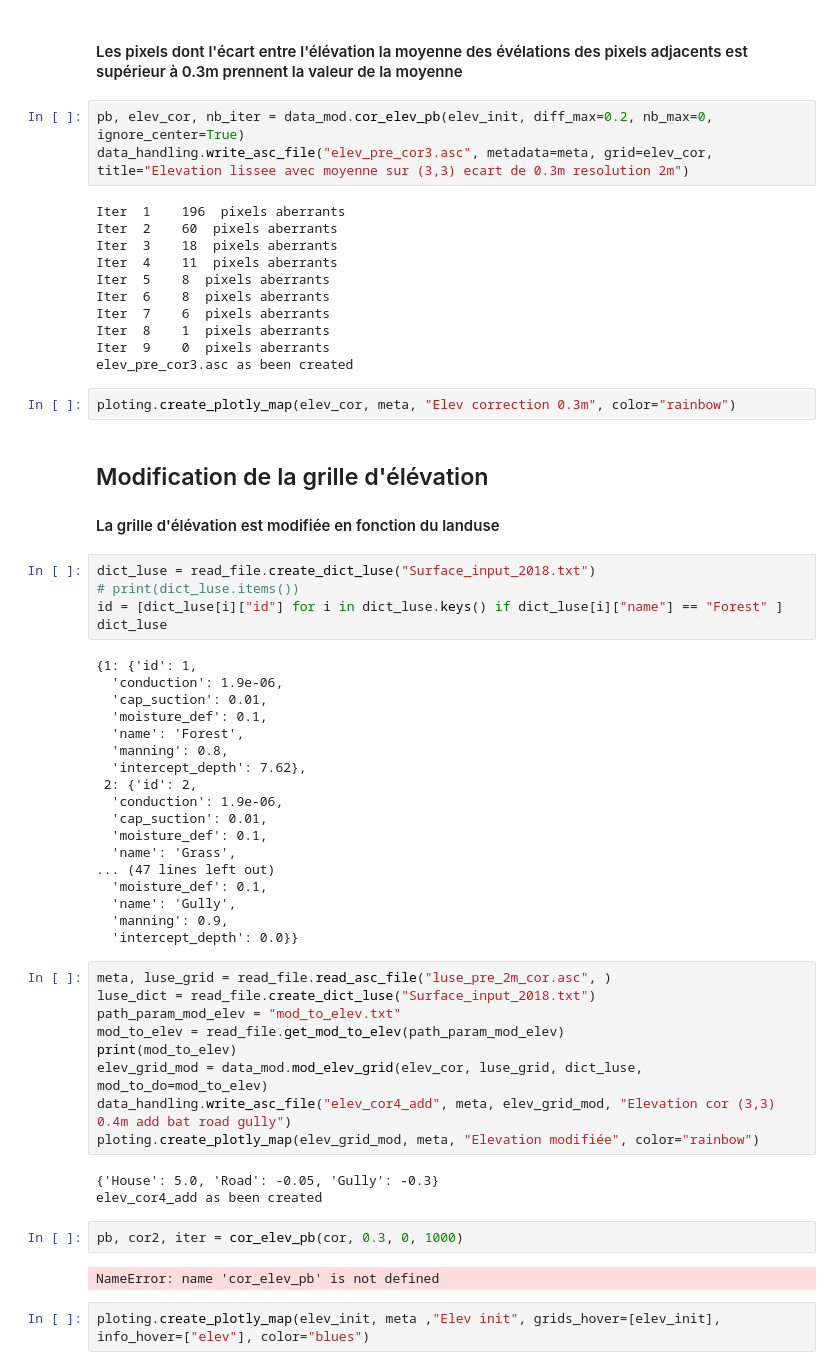
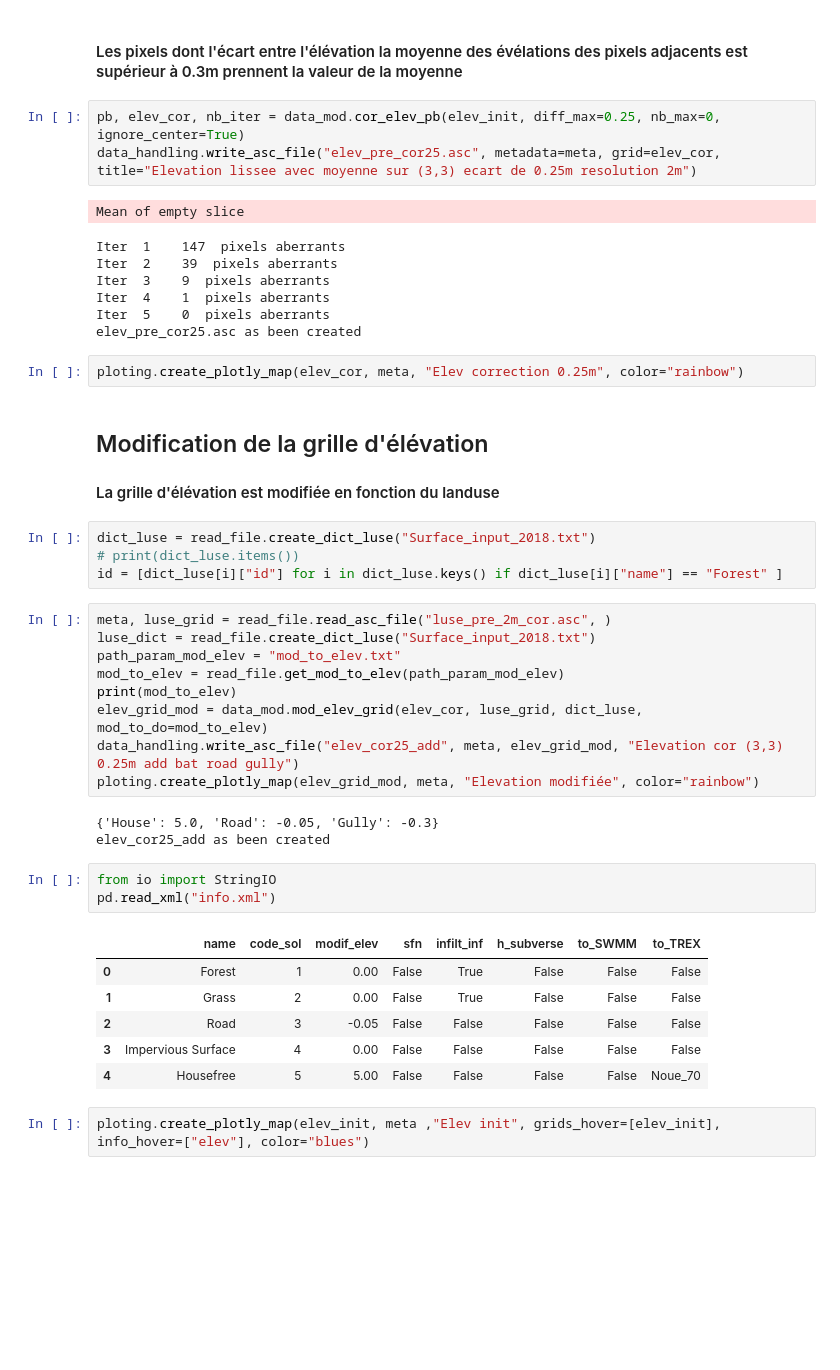
Before and after one commit to Coptere0/MHpy, a Jupyter notebook: correction.ipynb, the cells around one changed output. Drawn from its saved outputs; the diff is of its cells as text; blank space fills up the shorter version.

```diff
--- a/correction.ipynb
+++ b/correction.ipynb
@@ -19,21 +12,18 @@ meta, elev_init = read_file.read_asc_file(file_path="elev_pre_2m_bassin.asc",)
 # %% [markdown]
 #### Les pixels dont l'écart entre l'élévation la moyenne des évélations des pixels adjacents est supérieur à 0.3m prennent la valeur de la moyenne
 # %%
-pb, elev_cor, nb_iter = data_mod.cor_elev_pb(elev_init, diff_max=0.2, nb_max=0, ignore_center=True)
-data_handling.write_asc_file("elev_pre_cor3.asc", metadata=meta, grid=elev_cor, title="Elevation lissee avec moyenne sur (3,3) ecart de 0.3m resolution 2m")
+pb, elev_cor, nb_iter = data_mod.cor_elev_pb(elev_init, diff_max=0.25, nb_max=0, ignore_center=True)
+data_handling.write_asc_file("elev_pre_cor25.asc", metadata=meta, grid=elev_cor, title="Elevation lissee avec moyenne sur (3,3) ecart de 0.25m resolution 2m")
 # %% [output]
-Iter  1    196  pixels aberrants
-Iter  2    60  pixels aberrants
-Iter  3    18  pixels aberrants
-Iter  4    11  pixels aberrants
-Iter  5    8  pixels aberrants
-Iter  6    8  pixels aberrants
-Iter  7    6  pixels aberrants
-Iter  8    1  pixels aberrants
-Iter  9    0  pixels aberrants
-elev_pre_cor3.asc as been created
+Mean of empty slice
+Iter  1    147  pixels aberrants
+Iter  2    39  pixels aberrants
+Iter  3    9  pixels aberrants
+Iter  4    1  pixels aberrants
+Iter  5    0  pixels aberrants
+elev_pre_cor25.asc as been created
 # %%
-ploting.create_plotly_map(elev_cor, meta, "Elev correction 0.3m", color="rainbow")
+ploting.create_plotly_map(elev_cor, meta, "Elev correction 0.25m", color="rainbow")
 # %% [markdown]
 ## Modification de la grille d'élévation
 #### La grille d'élévation est modifiée en fonction du landuse
@@ -41,25 +31,6 @@ ploting.create_plotly_map(elev_cor, meta, "Elev correction 0.3m", color="rainbow
 dict_luse = read_file.create_dict_luse("Surface_input_2018.txt")
 # print(dict_luse.items())
 id = [dict_luse[i]["id"] for i in dict_luse.keys() if dict_luse[i]["name"] == "Forest" ]
-dict_luse
-# %% [output]
-{1: {'id': 1,
-  'conduction': 1.9e-06,
-  'cap_suction': 0.01,
-  'moisture_def': 0.1,
-  'name': 'Forest',
-  'manning': 0.8,
-  'intercept_depth': 7.62},
- 2: {'id': 2,
-  'conduction': 1.9e-06,
-  'cap_suction': 0.01,
-  'moisture_def': 0.1,
-  'name': 'Grass',
-... (47 lines left out)
-  'moisture_def': 0.1,
-  'name': 'Gully',
-  'manning': 0.9,
-  'intercept_depth': 0.0}}
 # %%
 meta, luse_grid = read_file.read_asc_file("luse_pre_2m_cor.asc", )
 luse_dict = read_file.create_dict_luse("Surface_input_2018.txt")
@@ -67,15 +38,21 @@ path_param_mod_elev = "mod_to_elev.txt"
 mod_to_elev = read_file.get_mod_to_elev(path_param_mod_elev)
 print(mod_to_elev)
 elev_grid_mod = data_mod.mod_elev_grid(elev_cor, luse_grid, dict_luse, mod_to_do=mod_to_elev)
-data_handling.write_asc_file("elev_cor4_add", meta, elev_grid_mod, "Elevation cor (3,3) 0.4m add bat road gully")
+data_handling.write_asc_file("elev_cor25_add", meta, elev_grid_mod, "Elevation cor (3,3) 0.25m add bat road gully")
 ploting.create_plotly_map(elev_grid_mod, meta, "Elevation modifiée", color="rainbow")
 # %% [output]
 {'House': 5.0, 'Road': -0.05, 'Gully': -0.3}
-elev_cor4_add as been created
+elev_cor25_add as been created
 # %%
-pb, cor2, iter = cor_elev_pb(cor, 0.3, 0, 1000)
+from io import StringIO
+pd.read_xml("info.xml")
 # %% [output]
-NameError: name 'cor_elev_pb' is not defined
+|  | name | code_sol | modif_elev | sfn | infilt_inf | h_subverse | to_SWMM | to_TREX |
+| 0 | Forest | 1 | 0.00 | False | True | False | False | False |
+| 1 | Grass | 2 | 0.00 | False | True | False | False | False |
+| 2 | Road | 3 | -0.05 | False | False | False | False | False |
+| 3 | Impervious Surface | 4 | 0.00 | False | False | False | False | False |
+| 4 | Housefree | 5 | 5.00 | False | False | False | False | Noue_70 |
 # %%
 ploting.create_plotly_map(elev_init, meta ,"Elev init", grids_hover=[elev_init], info_hover=["elev"], color="blues")
 # %%
```
Also changed, not shown: parts of 1 cell of this notebook, 7 other files.
